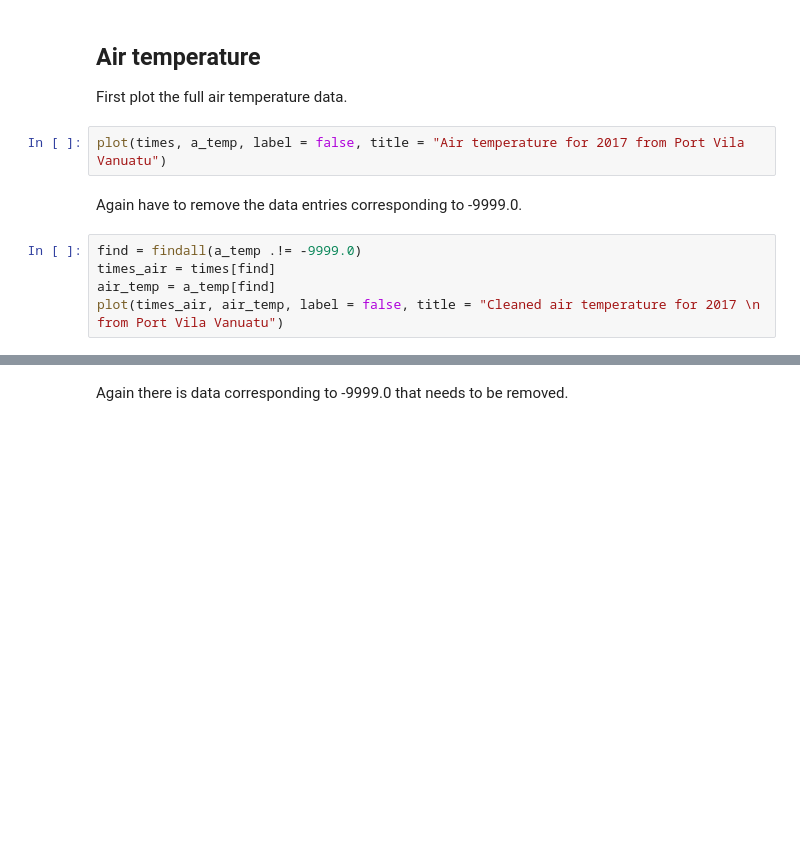
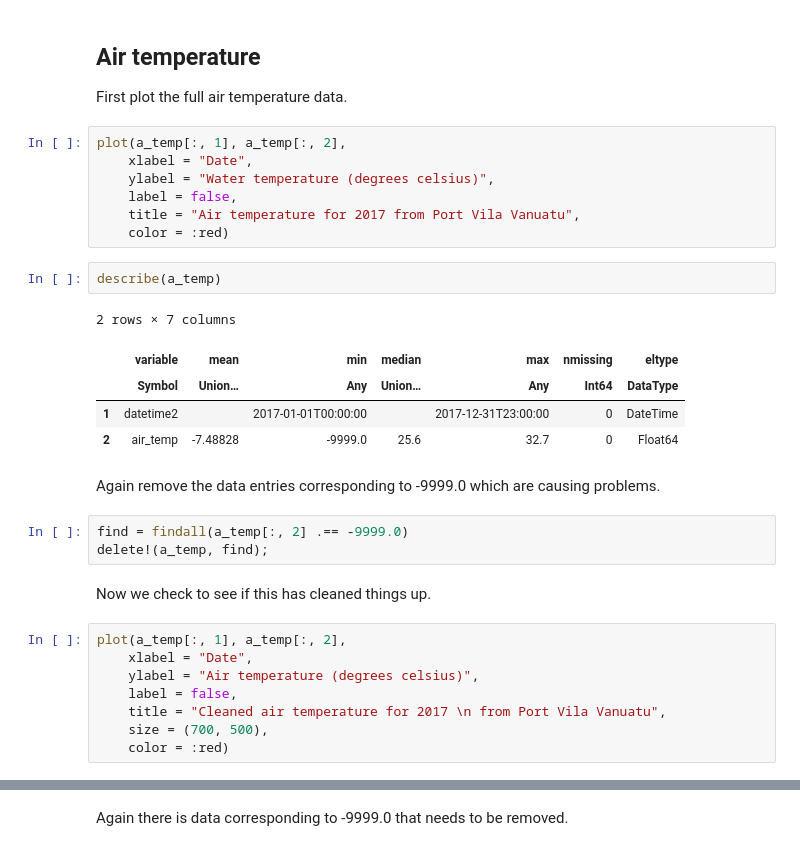
Before and after one commit to jbisits/MATH5271, a Jupyter notebook: Task 1/task1.ipynb, the cells around one changed output, grey strips where cells are left out. Drawn from its saved outputs; the diff is of its cells as text; blank space fills up the shorter version.

```diff
--- a/Task 1/task1.ipynb
+++ b/Task 1/task1.ipynb
@@ -99,11 +161,32 @@ plot(times_water, water_temp, label = false, title = "Cleaned water temperature
 ## Air temperature
 First plot the full air temperature data.
 # %%
-plot(times, a_temp, label = false, title = "Air temperature for 2017 from Port Vila Vanuatu")
+plot(a_temp[:, 1], a_temp[:, 2],
+    xlabel = "Date",
+    ylabel = "Water temperature (degrees celsius)",
+    label = false,
+    title = "Air temperature for 2017 from Port Vila Vanuatu",
+    color = :red)
+# %%
+describe(a_temp)
+# %% [output]
+2 rows × 7 columns
+|  | variable | mean | min | median | max | nmissing | eltype |
+|  | Symbol | Union… | Any | Union… | Any | Int64 | DataType |
+| 1 | datetime2 |  | 2017-01-01T00:00:00 |  | 2017-12-31T23:00:00 | 0 | DateTime |
+| 2 | air_temp | -7.48828 | -9999.0 | 25.6 | 32.7 | 0 | Float64 |
 # %% [markdown]
-Again have to remove the data entries corresponding to -9999.0.
+Again remove the data entries corresponding to -9999.0 which are causing problems.
+# %%
+find = findall(a_temp[:, 2] .== -9999.0)
+delete!(a_temp, find);
+# %% [markdown]
+Now we check to see if this has cleaned things up.
 # %%
-find = findall(a_temp .!= -9999.0)
-times_air = times[find]
-air_temp = a_temp[find]
-plot(times_air, air_temp, label = false, title = "Cleaned air temperature for 2017 \n from Port Vila Vanuatu")
+plot(a_temp[:, 1], a_temp[:, 2],
+    xlabel = "Date",
+    ylabel = "Air temperature (degrees celsius)",
+    label = false,
+    title = "Cleaned air temperature for 2017 \n from Port Vila Vanuatu",
+    size = (700, 500),
+    color = :red)
```
Also changed, not shown: parts of 32 cells of this notebook.
